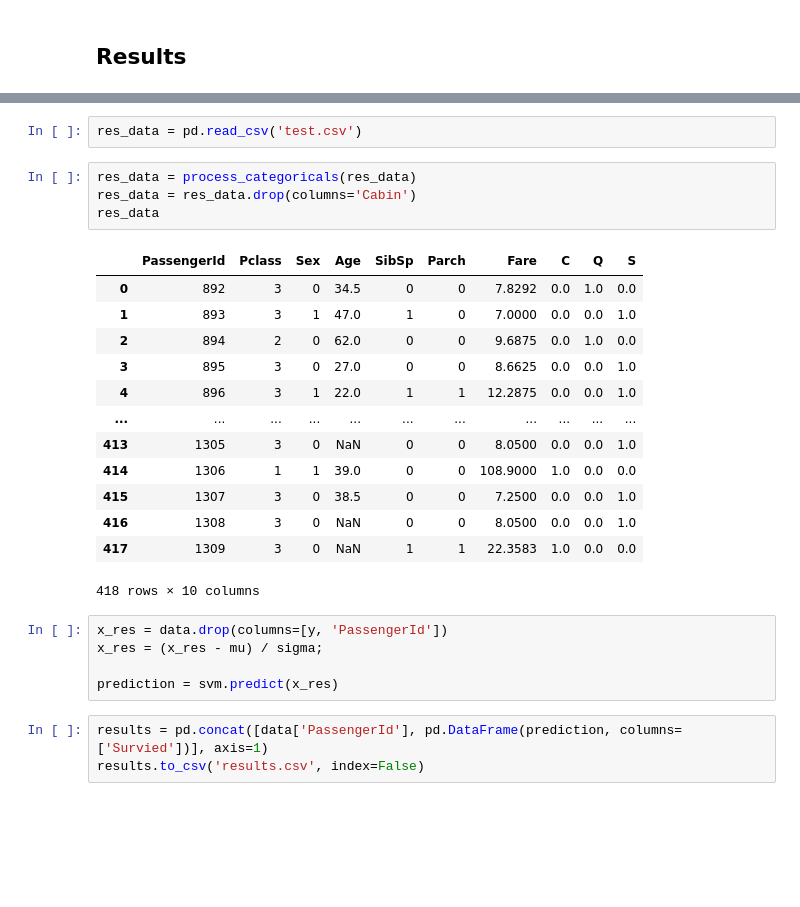
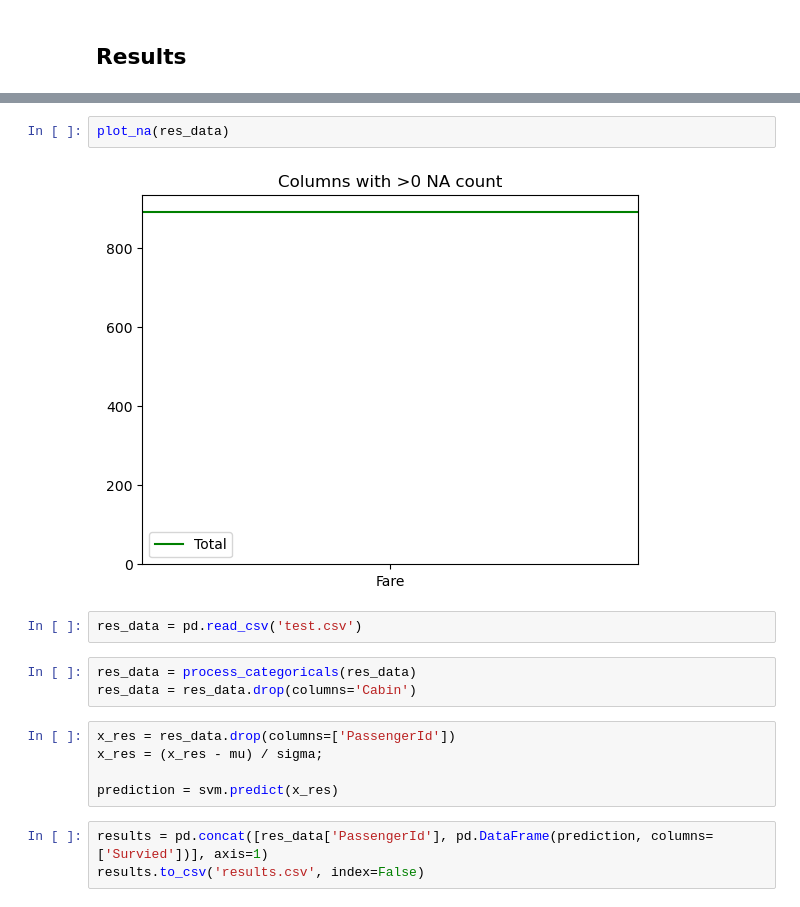
Before and after one commit to draykophoenix/kaggle-titanic, a Jupyter notebook: titanic.ipynb, the cells around one changed output, grey strips where cells are left out. Cells and saved outputs as stored; diff of their text form; blank space fills up the shorter version.

```diff
--- a/titanic.ipynb
+++ b/titanic.ipynb
@@ -230,28 +275,17 @@ weighted avg       0.81      0.80      0.79       214
+# %%
+plot_na(res_data)
+# %% [output]
+[figure, added]
 # %%
 res_data = pd.read_csv('test.csv')
 # %%
 res_data = process_categoricals(res_data)
 res_data = res_data.drop(columns='Cabin')
-res_data
-# %% [output]
-|  | PassengerId | Pclass | Sex | Age | SibSp | Parch | Fare | C | Q | S |
-| 0 | 892 | 3 | 0 | 34.5 | 0 | 0 | 7.8292 | 0.0 | 1.0 | 0.0 |
-| 1 | 893 | 3 | 1 | 47.0 | 1 | 0 | 7.0000 | 0.0 | 0.0 | 1.0 |
-| 2 | 894 | 2 | 0 | 62.0 | 0 | 0 | 9.6875 | 0.0 | 1.0 | 0.0 |
-| 3 | 895 | 3 | 0 | 27.0 | 0 | 0 | 8.6625 | 0.0 | 0.0 | 1.0 |
-| 4 | 896 | 3 | 1 | 22.0 | 1 | 1 | 12.2875 | 0.0 | 0.0 | 1.0 |
-| ... | ... | ... | ... | ... | ... | ... | ... | ... | ... | ... |
-| 413 | 1305 | 3 | 0 | NaN | 0 | 0 | 8.0500 | 0.0 | 0.0 | 1.0 |
-| 414 | 1306 | 1 | 1 | 39.0 | 0 | 0 | 108.9000 | 1.0 | 0.0 | 0.0 |
-| 415 | 1307 | 3 | 0 | 38.5 | 0 | 0 | 7.2500 | 0.0 | 0.0 | 1.0 |
-| 416 | 1308 | 3 | 0 | NaN | 0 | 0 | 8.0500 | 0.0 | 0.0 | 1.0 |
-| 417 | 1309 | 3 | 0 | NaN | 1 | 1 | 22.3583 | 1.0 | 0.0 | 0.0 |
-418 rows × 10 columns
 # %%
-x_res = data.drop(columns=[y, 'PassengerId'])
+x_res = res_data.drop(columns=['PassengerId'])
 x_res = (x_res - mu) / sigma;
 
 prediction = svm.predict(x_res)
 # %%
-results = pd.concat([data['PassengerId'], pd.DataFrame(prediction, columns=['Survied'])], axis=1)
+results = pd.concat([res_data['PassengerId'], pd.DataFrame(prediction, columns=['Survied'])], axis=1)
 results.to_csv('results.csv', index=False)
```
Also changed, not shown: parts of 16 cells of this notebook.
